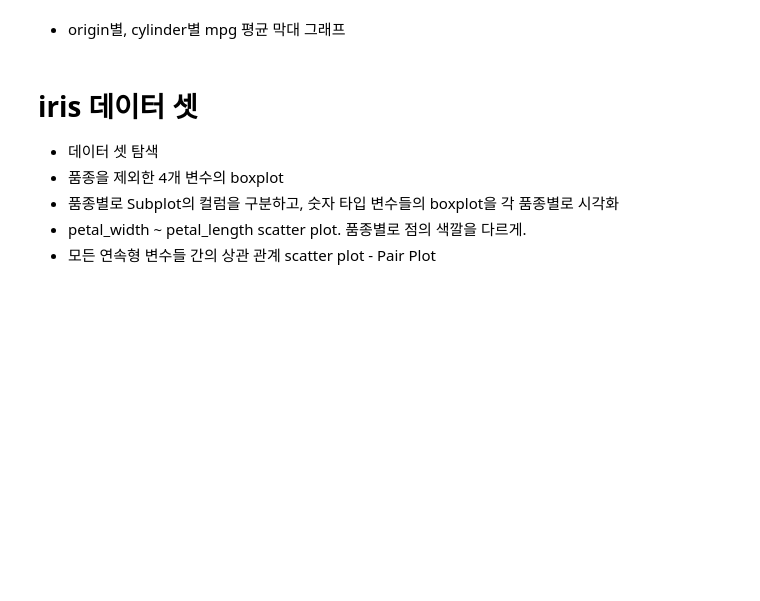
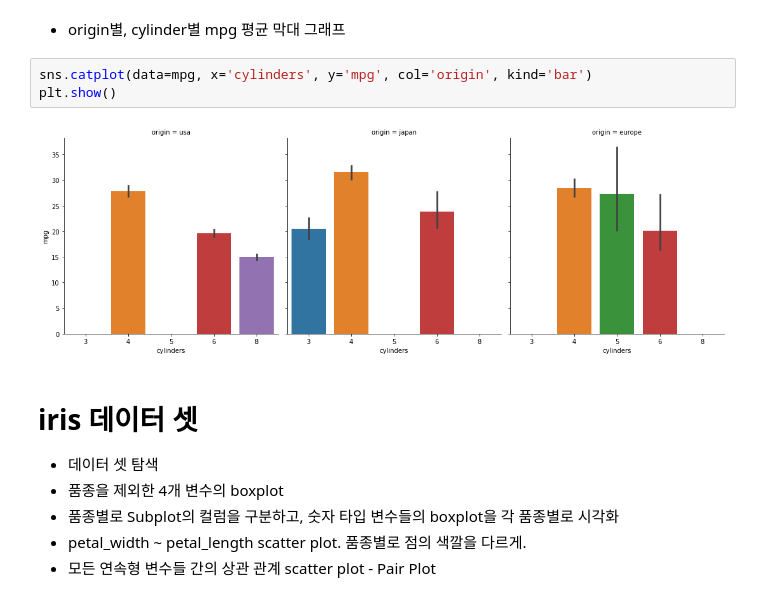
Before and after one commit to JakeOh/202105_itw_bd26, a Jupyter notebook: lab_da/da07_visualization.ipynb, the cells around one changed output. Drawn from its saved outputs; the diff is of its cells as text; blank space fills up the shorter version.

```diff
--- a/lab_da/da07_visualization.ipynb
+++ b/lab_da/da07_visualization.ipynb
@@ -197,5 +207,10 @@ plt.show()
 # %% [markdown]
 * origin별, cylinder별 mpg 평균 막대 그래프
+# %%
+sns.catplot(data=mpg, x='cylinders', y='mpg', col='origin', kind='bar')
+plt.show()
+# %% [output]
+[figure, added]
 # %% [markdown]
 # iris 데이터 셋
 
```
Also changed, not shown: parts of 14 cells of this notebook.
